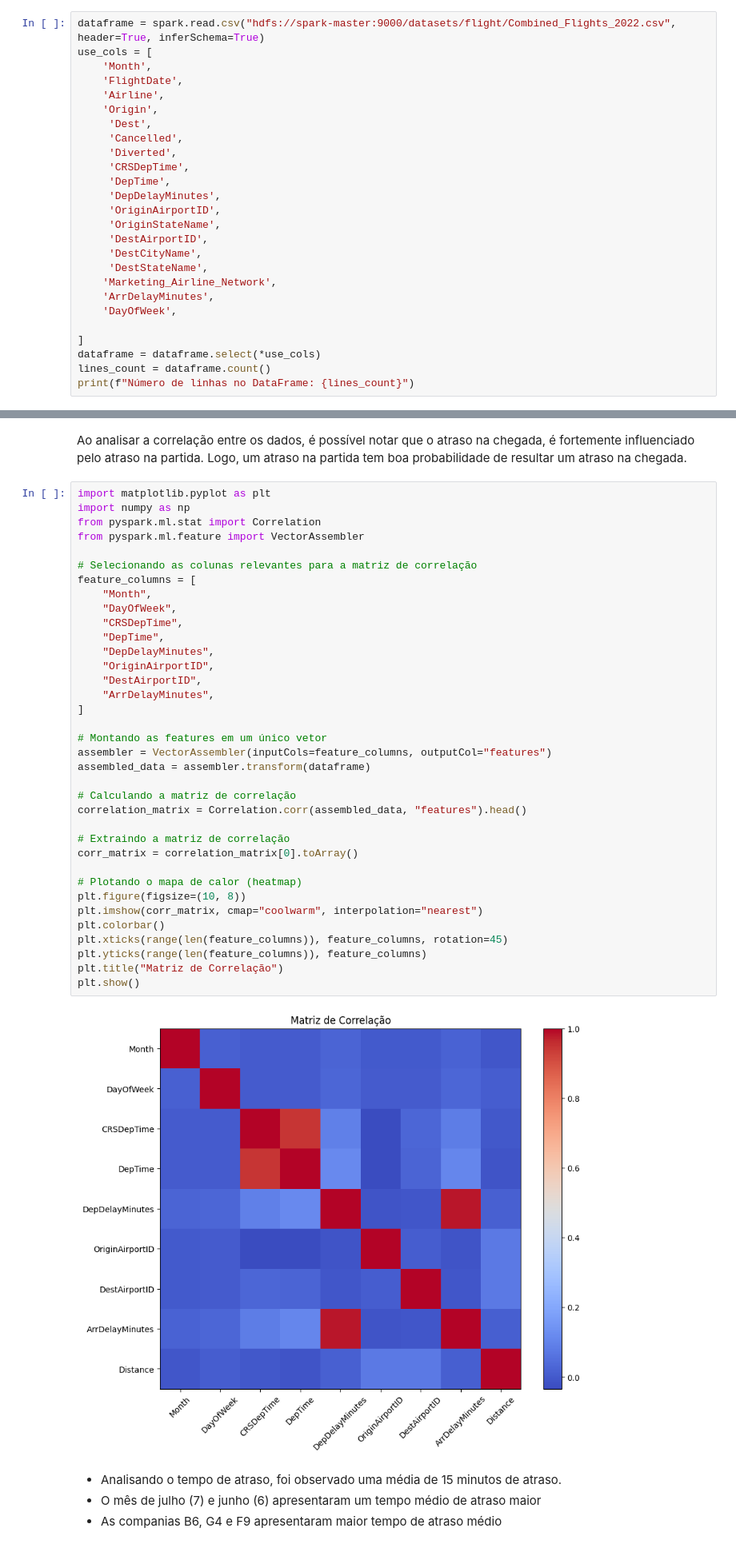
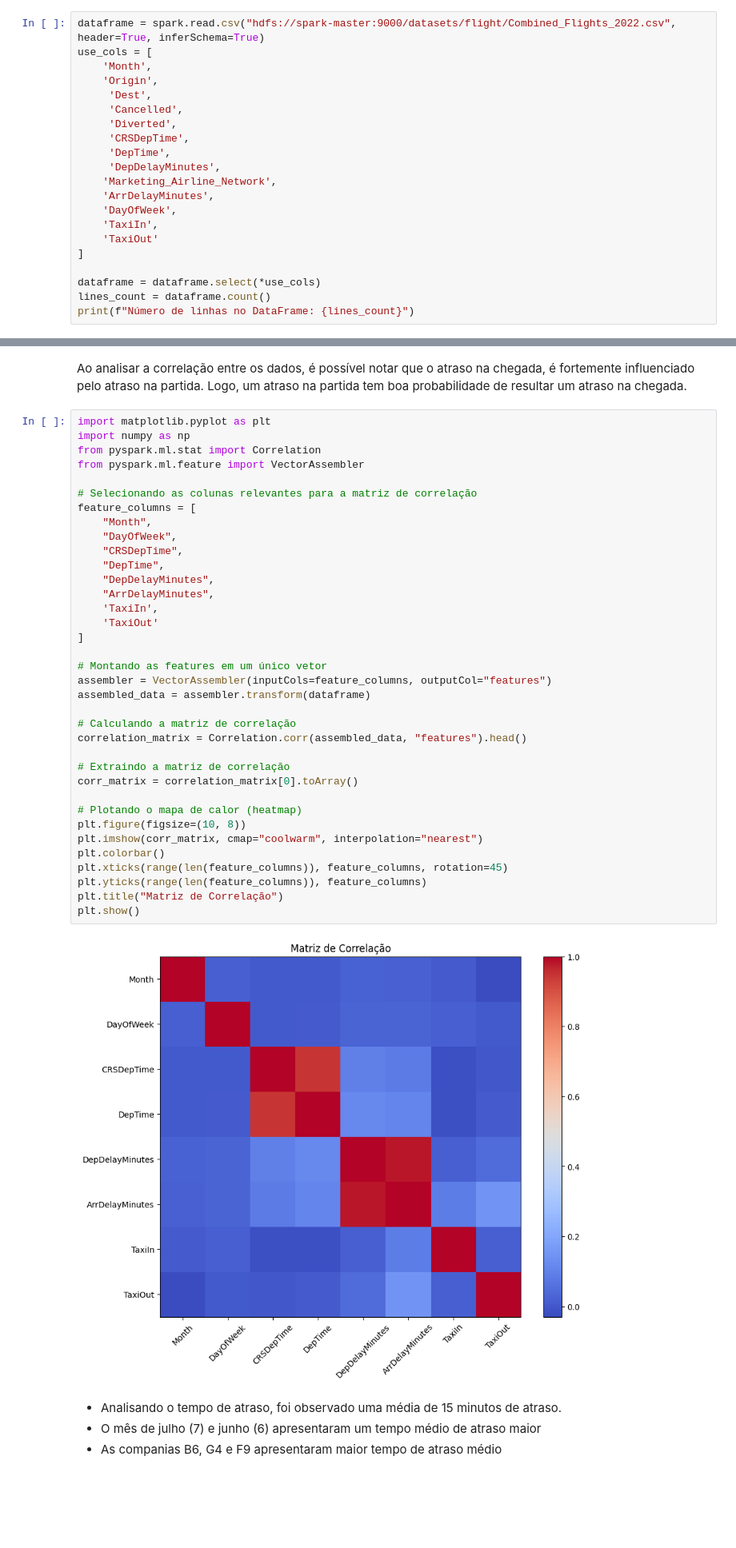
Before and after one commit to RodrigoRVSN/ac2-spark-big-data, a Jupyter notebook: user_data/ac2.ipynb, the cells around one changed output, grey strips where cells are left out. Shown at 80% size. Drawn from its saved outputs; the diff is of its cells as text; blank space fills up the shorter version.

Commit message:
feat: add taxi in/out analysis

```diff
--- a/user_data/ac2.ipynb
+++ b/user_data/ac2.ipynb
@@ -26,8 +26,6 @@ spark = (
 dataframe = spark.read.csv("hdfs://spark-master:9000/datasets/flight/Combined_Flights_2022.csv", header=True, inferSchema=True)
 use_cols = [
     'Month',
-    'FlightDate',
-    'Airline',
     'Origin',
      'Dest',
      'Cancelled',
@@ -35,16 +33,13 @@ use_cols = [
      'CRSDepTime',
      'DepTime',
      'DepDelayMinutes',
-     'OriginAirportID',
-     'OriginStateName',
-     'DestAirportID',
-     'DestCityName',
-     'DestStateName',
     'Marketing_Airline_Network',
     'ArrDelayMinutes',
     'DayOfWeek',
+    'TaxiIn',
+    'TaxiOut'
+]
 
-]
 dataframe = dataframe.select(*use_cols)
 lines_count = dataframe.count()
 print(f"Número de linhas no DataFrame: {lines_count}")
@@ -176,36 +166,36 @@ from pyspark.ml.feature import VectorAssembler
 
 # Selecionando as colunas relevantes para a matriz de correlação
 feature_columns = [
     "Month",
     "DayOfWeek",
     "CRSDepTime",
     "DepTime",
     "DepDelayMinutes",
-    "OriginAirportID",
-    "DestAirportID",
     "ArrDelayMinutes",
+    'TaxiIn',
+    'TaxiOut'
 ]
 
 # Montando as features em um único vetor
 assembler = VectorAssembler(inputCols=feature_columns, outputCol="features")
 assembled_data = assembler.transform(dataframe)
 
 # Calculando a matriz de correlação
 correlation_matrix = Correlation.corr(assembled_data, "features").head()
 
 # Extraindo a matriz de correlação
 corr_matrix = correlation_matrix[0].toArray()
 
 # Plotando o mapa de calor (heatmap)
 plt.figure(figsize=(10, 8))
 plt.imshow(corr_matrix, cmap="coolwarm", interpolation="nearest")
 plt.colorbar()
 plt.xticks(range(len(feature_columns)), feature_columns, rotation=45)
 plt.yticks(range(len(feature_columns)), feature_columns)
 plt.title("Matriz de Correlação")
 plt.show()
 # %% [output]
-[figure, old version]
+[figure, new version]
 # %% [markdown]
 - Analisando o tempo de atraso, foi observado uma média de 15 minutos de atraso.
 - O mês de julho (7) e junho (6) apresentaram um tempo médio de atraso maior
```
Also changed, not shown: parts of 21 cells of this notebook, 1 other file.
